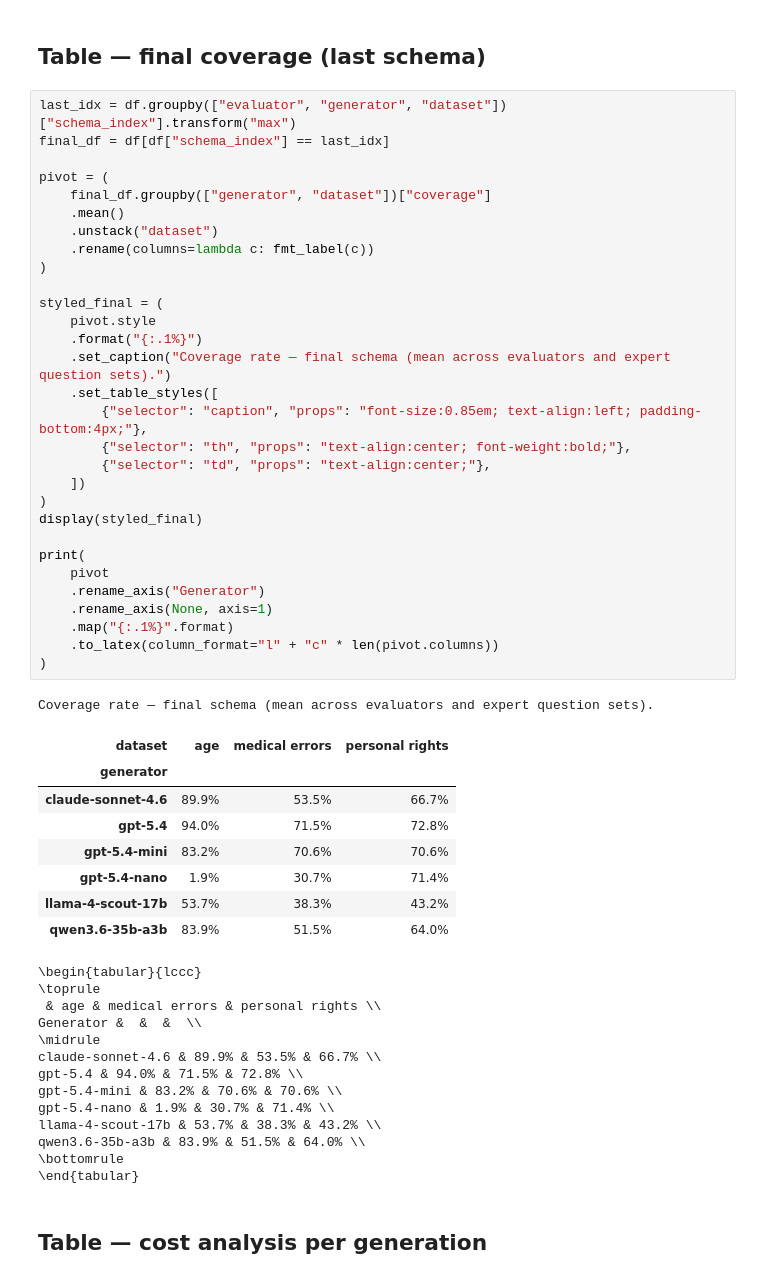
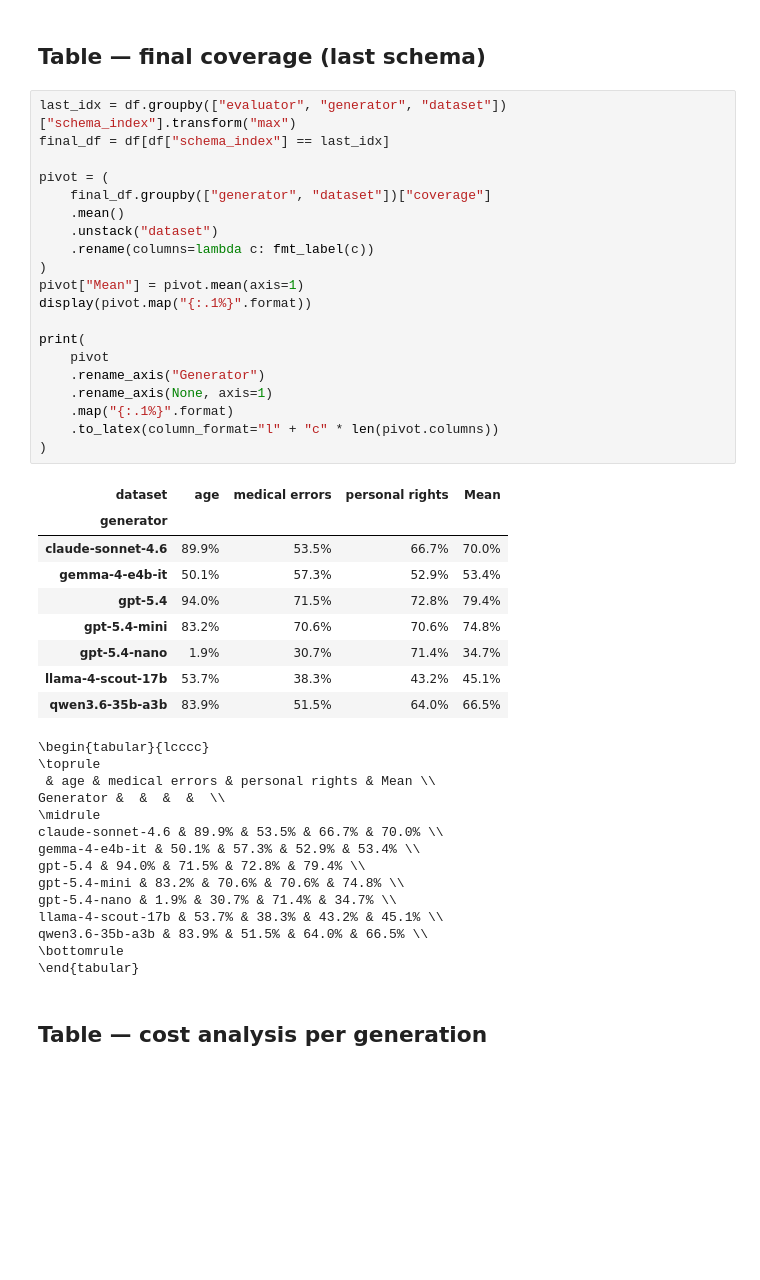
Before and after one commit to pwr-ai/schematize, a Jupyter notebook: notebooks/single_run_analysis.ipynb, the cells around one changed output. Drawn from its saved outputs; the diff is of its cells as text; blank space fills up the shorter version.

```diff
--- a/notebooks/single_run_analysis.ipynb
+++ b/notebooks/single_run_analysis.ipynb
@@ -202,56 +202,47 @@ Saved: /home/asawczyn/dev/schematize/outputs/figures/single_run_coverage_by_sche
 # %%
 last_idx = df.groupby(["evaluator", "generator", "dataset"])["schema_index"].transform("max")
 final_df = df[df["schema_index"] == last_idx]
 
 pivot = (
     final_df.groupby(["generator", "dataset"])["coverage"]
     .mean()
     .unstack("dataset")
     .rename(columns=lambda c: fmt_label(c))
 )
-
-styled_final = (
-    pivot.style
-    .format("{:.1%}")
-    .set_caption("Coverage rate — final schema (mean across evaluators and expert question sets).")
-    .set_table_styles([
-        {"selector": "caption", "props": "font-size:0.85em; text-align:left; padding-bottom:4px;"},
-        {"selector": "th", "props": "text-align:center; font-weight:bold;"},
-        {"selector": "td", "props": "text-align:center;"},
-    ])
-)
-display(styled_final)
+pivot["Mean"] = pivot.mean(axis=1)
+display(pivot.map("{:.1%}".format))
 
 print(
     pivot
     .rename_axis("Generator")
     .rename_axis(None, axis=1)
     .map("{:.1%}".format)
     .to_latex(column_format="l" + "c" * len(pivot.columns))
 )
 # %% [output]
+| dataset | age | medical errors | personal rights | Mean |
+| generator |  |  |  |  |
+| claude-sonnet-4.6 | 89.9% | 53.5% | 66.7% | 70.0% |
+| gemma-4-e4b-it | 50.1% | 57.3% | 52.9% | 53.4% |
+| gpt-5.4 | 94.0% | 71.5% | 72.8% | 79.4% |
+| gpt-5.4-mini | 83.2% | 70.6% | 70.6% | 74.8% |
+| gpt-5.4-nano | 1.9% | 30.7% | 71.4% | 34.7% |
+| llama-4-scout-17b | 53.7% | 38.3% | 43.2% | 45.1% |
+| qwen3.6-35b-a3b | 83.9% | 51.5% | 64.0% | 66.5% |
-Coverage rate — final schema (mean across evaluators and expert question sets).
+\begin{tabular}{lcccc}
+\toprule
+ & age & medical errors & personal rights & Mean \\
+Generator &  &  &  &  \\
+\midrule
+claude-sonnet-4.6 & 89.9% & 53.5% & 66.7% & 70.0% \\
+gemma-4-e4b-it & 50.1% & 57.3% & 52.9% & 53.4% \\
+gpt-5.4 & 94.0% & 71.5% & 72.8% & 79.4% \\
+gpt-5.4-mini & 83.2% & 70.6% & 70.6% & 74.8% \\
+gpt-5.4-nano & 1.9% & 30.7% & 71.4% & 34.7% \\
+llama-4-scout-17b & 53.7% & 38.3% & 43.2% & 45.1% \\
+qwen3.6-35b-a3b & 83.9% & 51.5% & 64.0% & 66.5% \\
+\bottomrule
+\end{tabular}
-| dataset | age | medical errors | personal rights |
-| generator |  |  |  |
-| claude-sonnet-4.6 | 89.9% | 53.5% | 66.7% |
-| gpt-5.4 | 94.0% | 71.5% | 72.8% |
-| gpt-5.4-mini | 83.2% | 70.6% | 70.6% |
-| gpt-5.4-nano | 1.9% | 30.7% | 71.4% |
-| llama-4-scout-17b | 53.7% | 38.3% | 43.2% |
-| qwen3.6-35b-a3b | 83.9% | 51.5% | 64.0% |
-\begin{tabular}{lccc}
-\toprule
- & age & medical errors & personal rights \\
-Generator &  &  &  \\
-\midrule
-claude-sonnet-4.6 & 89.9% & 53.5% & 66.7% \\
-gpt-5.4 & 94.0% & 71.5% & 72.8% \\
-gpt-5.4-mini & 83.2% & 70.6% & 70.6% \\
-gpt-5.4-nano & 1.9% & 30.7% & 71.4% \\
-llama-4-scout-17b & 53.7% & 38.3% & 43.2% \\
-qwen3.6-35b-a3b & 83.9% & 51.5% & 64.0% \\
-\bottomrule
-\end{tabular}
 # %% [markdown]
 ## Table — cost analysis per generation
 # %%
```
Also changed, not shown: parts of 4 cells of this notebook, 19 other files.
